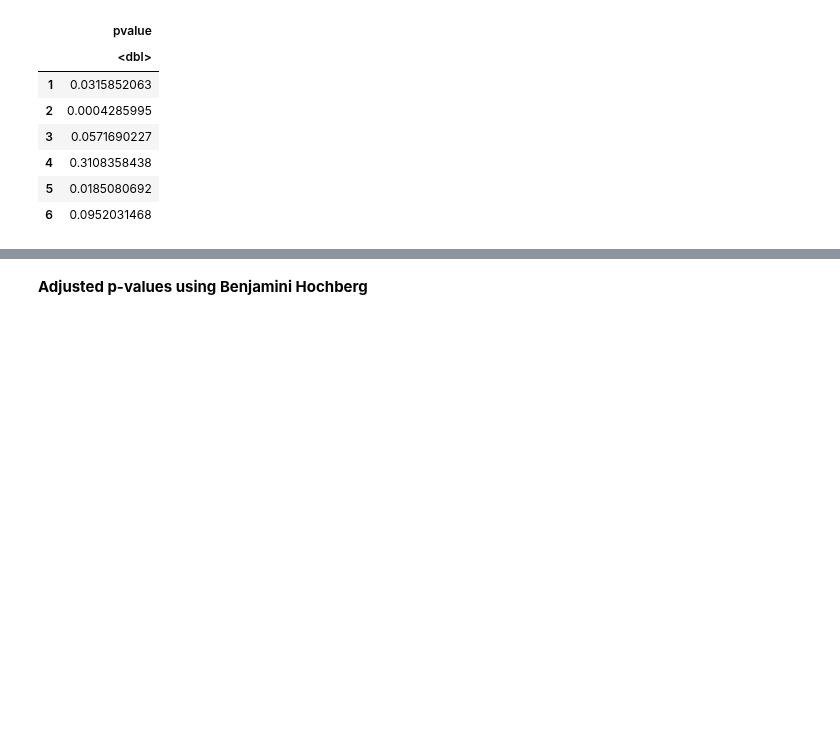
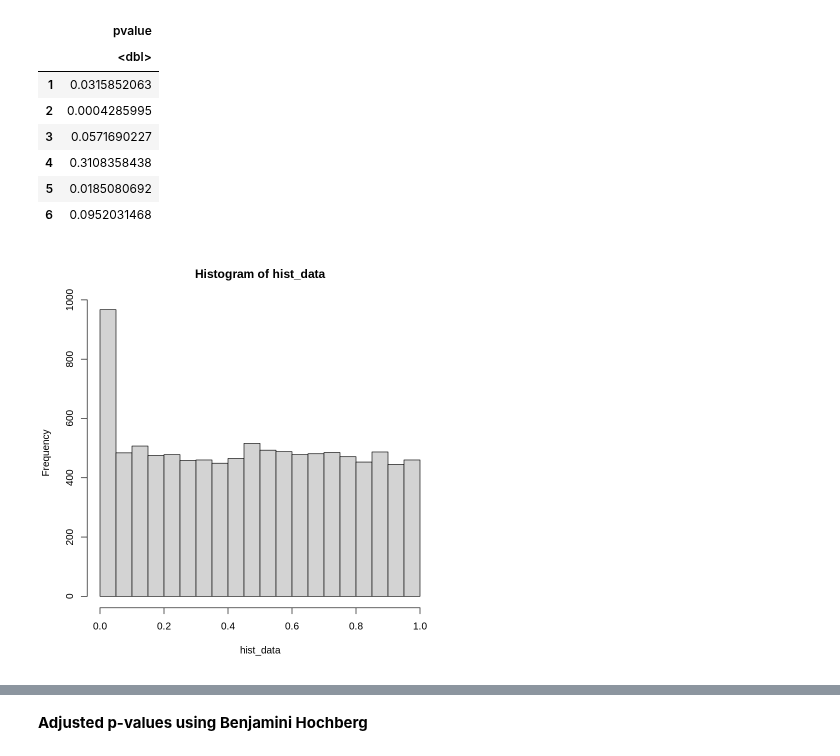
Before and after one commit to almedida/thesis, a Jupyter notebook: 10k_student_ttest.ipynb, the cells around one changed output, grey strips where cells are left out. Cells and saved outputs as stored; diff of their text form; code cells hidden in the pictures; blank space fills up the shorter version.

```diff
--- a/10k_student_ttest.ipynb
+++ b/10k_student_ttest.ipynb
@@ -108,3 +108,8 @@ A data.frame: 6 × 1
 | 4 | 0.3108358438 |
 | 5 | 0.0185080692 |
 | 6 | 0.0952031468 |
+# %%
+hist_data <- data.matrix(pvalue_10k_sorted)
+hist(hist_data)
+# %% [output]
+[figure, added]
```
Also changed, not shown: parts of 4 cells of this notebook.
